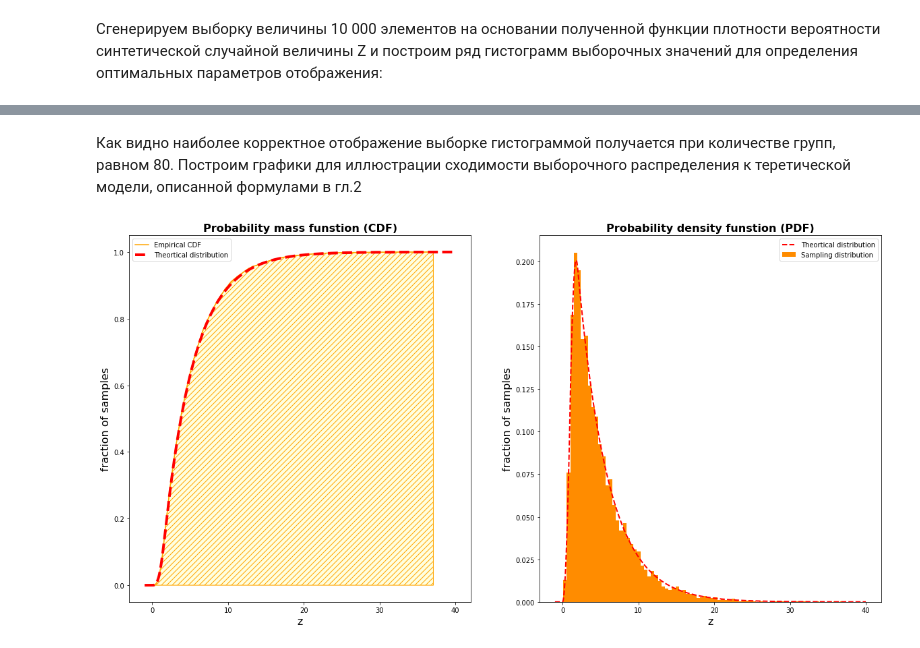
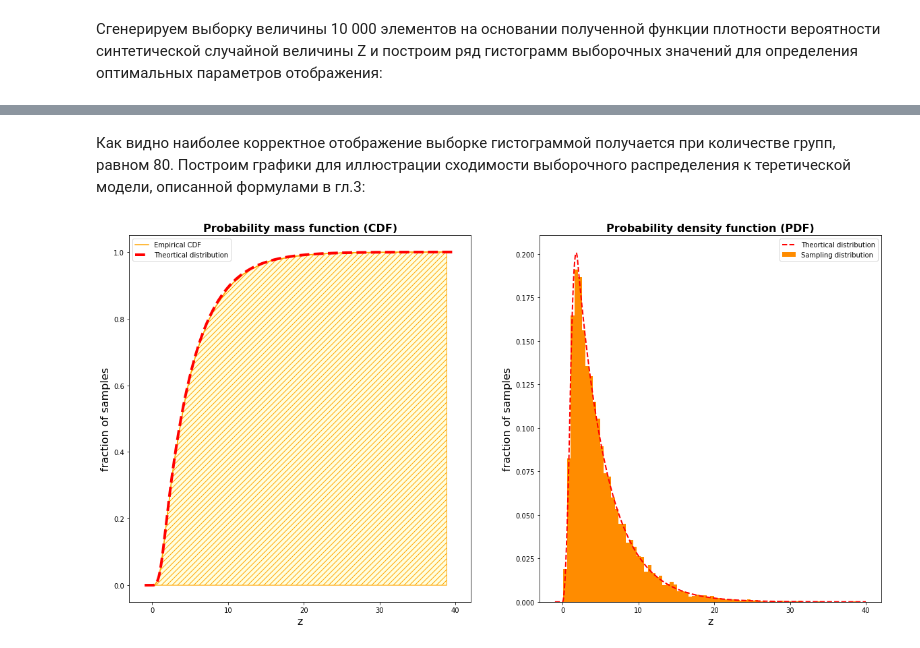
Before and after one commit to avikulin/PythonMath, a Jupyter notebook: Yandex ML Course #1/CourseProject/CourseProject.ipynb, the cells around one changed output, grey strips where cells are left out. Drawn from its saved outputs; the diff is of its cells as text; code cells hidden in the pictures.

```diff
--- a/Yandex ML Course #1/CourseProject/CourseProject.ipynb
+++ b/Yandex ML Course #1/CourseProject/CourseProject.ipynb
@@ -472,6 +515,6 @@ plt.show()
 # %% [markdown]
 Как видно наиболее корректное отображение выборке гистограммой получается при количестве групп, равном 80.
-Построим графики для иллюстрации сходимости выборочного распределения к теретической модели, описанной формулами в гл.2
+Построим графики для иллюстрации сходимости выборочного распределения к теретической модели, описанной формулами в гл.3:
 # %%
 from statsmodels.distributions.empirical_distribution import ECDF
 z_empirical_cdf = ECDF(z_distribution_sample)
@@ -479,34 +522,34 @@ z_empirical_cdf = ECDF(z_distribution_sample)
 fig, axes = plt.subplots(1,2)
 fig.set_size_inches(20,10)
 
-axes[0].set_title("Probability mass funstion (CDF)", fontdict= {"color":  "black","weight": "bold", "size": 16})
+axes[0].set_title("Probability mass function (CDF)", fontdict= {"color":  "black","weight": "bold", "size": 16})
 
 axes[0].step(z_empirical_cdf.x, z_empirical_cdf.y, label='Empirical CDF', color="orange")
 axes[0].fill_between(x=z_empirical_cdf.x,
                      y1 = z_empirical_cdf.y,
                      y2 = np.zeros(len(z_empirical_cdf.y)),
                      facecolor="lightyellow",
                      edgecolor="orange",
                      linewidth=1,
                      hatch="///"
                     )
 axes[0].plot(x_space, map(z_rv.cdf, x_space), "r--", label="Theortical distribution", linewidth=4)
 
 
 axes[0].set_xlabel(xlabel="z",fontdict= {"color":  "black","weight": "normal", "size": 16})
 axes[0].set_ylabel(ylabel="fraction of samples", fontdict= {"color":  "black","weight": "normal", "size": 16})
 axes[0].legend()
 
-axes[1].set_title("Probability density funstion (PDF)", fontdict= {"color":  "black","weight": "bold", "size": 16})
+axes[1].set_title("Probability density function (PDF)", fontdict= {"color":  "black","weight": "bold", "size": 16})
 
 axes[1].hist(z_distribution_sample, density=True, bins=80, label="Sampling distribution", color="darkorange")
 axes[1].plot(x_space, map(z_rv.pdf, x_space), "r--", label="Theortical distribution", linewidth=2)
 
 axes[1].legend()
 
 axes[1].set_xlabel(xlabel="z",fontdict= {"color":  "black","weight": "normal", "size": 16})
 axes[1].set_ylabel(ylabel="fraction of samples", fontdict= {"color":  "black","weight": "normal", "size": 16})
 
 plt.show()
 # %% [output]
-[figure, old version]
+[figure, new version]
```
Also changed, not shown: parts of 22 cells of this notebook.
